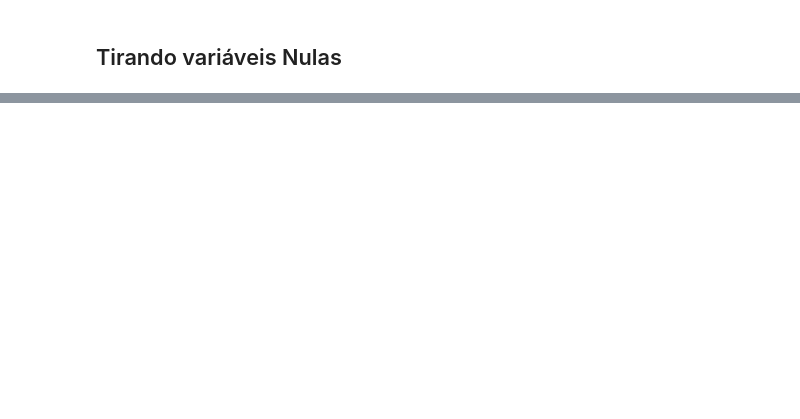
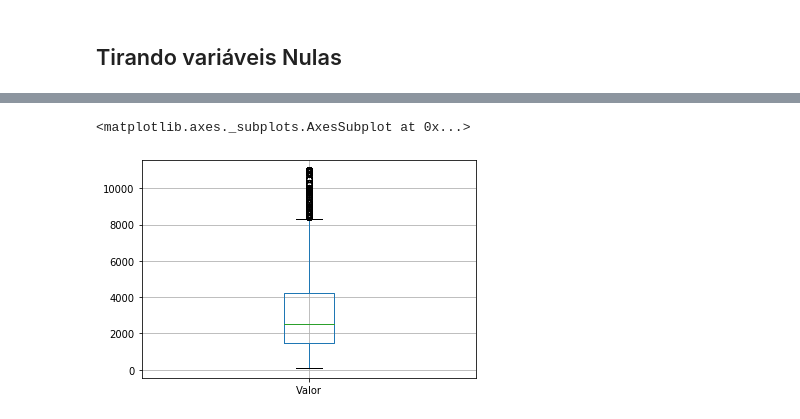
Before and after one commit to brenocg1/data-analysis, a Jupyter notebook: pandas/alugueis/alugueis.ipynb, the cells around one changed output, grey strips where cells are left out. Drawn from its saved outputs; the diff is of its cells as text; code cells hidden in the pictures; blank space fills up the shorter version.

```diff
--- a/pandas/alugueis/alugueis.ipynb
+++ b/pandas/alugueis/alugueis.ipynb
@@ -329,0 +453,7 @@ dados.notnull().head(10)
+# %%
+# tirando as casas decimais excessivas
+dados["Valor_m2"] = dados["Valor_m2"].round(2)
+# %%
+# valor do m2 com valor bruto
+dados["Valor_Bruto_m2"] = (dados["Valor_Bruto"] / dados["Area"]).round(2)
+dados.head(10)
@@ -329,0 +472,6 @@ dados.notnull().head(10)
+# %%
+casa  = ["Casa", "Casa de Condomínio", "Casa de Vila"]
+# %%
+# Criando uma coluna para identificar se é Apartamento ou Casa
+dados["Tipo Agregado"] = dados["Tipo"].apply(lambda x: "Casa" if x in casa else "Apartamento")
+dados.head(10)
@@ -329,0 +601,18 @@ dados.notnull().head(10)
+# %%
+# A imagem acima serve para ajudar a identificar os outliers pelo Boxplot
+# Calculando Quantis
+valor = dados["Valor"]
+Q1 = valor.quantile(.25)
+Q3 = valor.quantile(.75)
+IQR = Q3 - Q1
+limite_inf = Q1 - 1.5 * IQR
+limite_sup = Q3 + 1.5 * IQR
+
+# Selecionando dados apenas dentro desses limites, quem ta fora é outliers...
+selecao = (valor >= limite_inf) & (valor <= limite_sup)
+dados_new = dados[selecao]
+
+dados_new.boxplot(["Valor"])
+# %% [output]
+<matplotlib.axes._subplots.AxesSubplot at 0x...>
+[figure, added]
```
Also changed, not shown: parts of 39 cells of this notebook, 3 other files.
